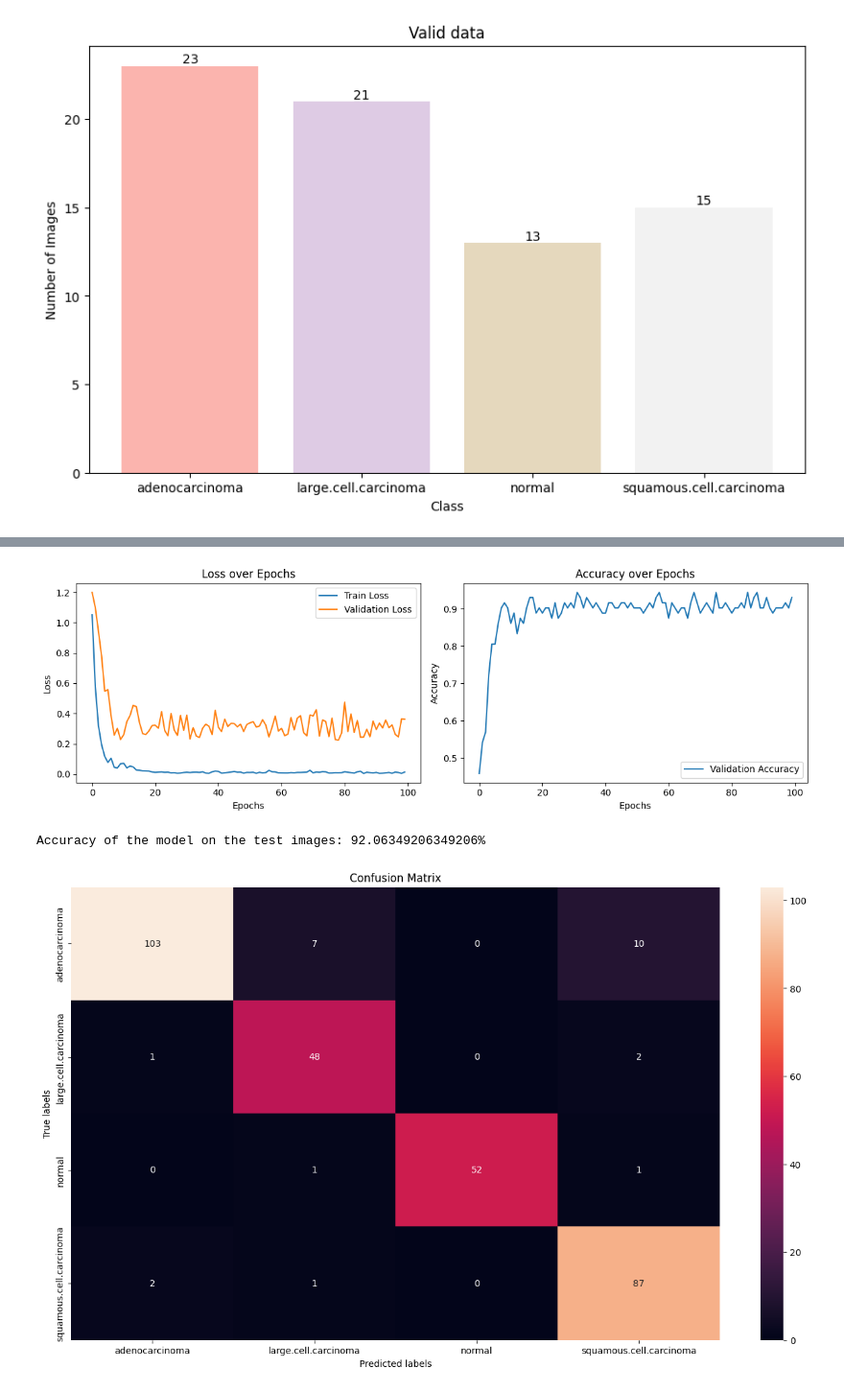
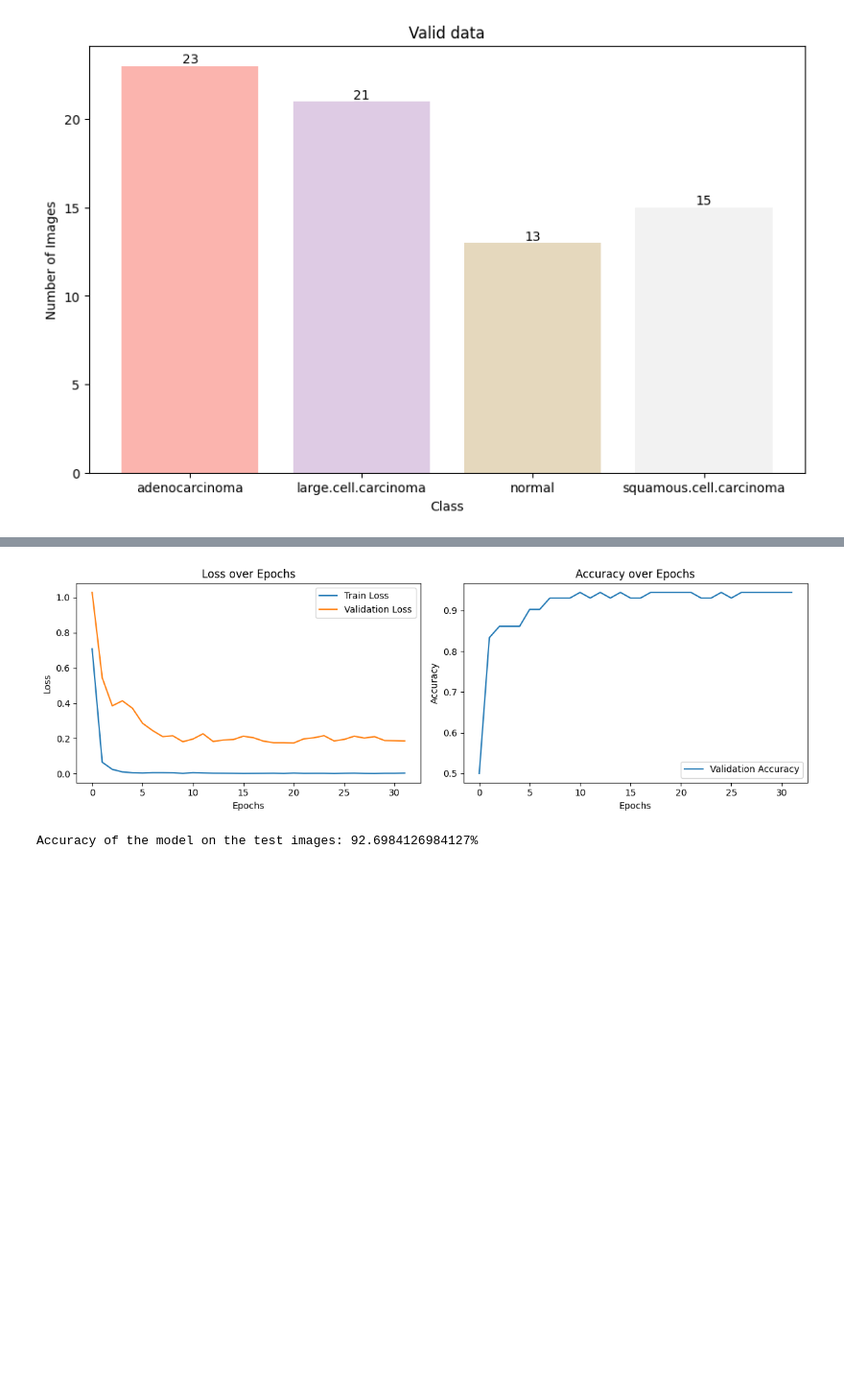
Before and after one commit to drtey/chest-CT-Scan, a Jupyter notebook: model_optimized_resnet50.ipynb, the cells around one changed output, grey strips where cells are left out. Shown at 96% size. Cells and saved outputs as stored; diff of their text form; code cells hidden in the pictures; blank space fills up the shorter version.

Commit message:
implemented image processing pipeline - parameters changed

```diff
--- a/model_optimized_resnet50.ipynb
+++ b/model_optimized_resnet50.ipynb
@@ -95,3 +138,11 @@ valid_count = Counter(valid_dataset.targets)
+# %%
+# Create dataset instances
+train_dataset = LungCancerDataset(root_dir='./data/train', transform=data_transforms)
+valid_dataset = LungCancerDataset(root_dir='./data/valid', transform=data_transforms)
+
+# Use DataLoader to create batches
+train_dataloader = DataLoader(train_dataset, batch_size=64, shuffle=True)
+valid_dataloader = DataLoader(valid_dataset, batch_size=64, shuffle=False)
 # %%
 def plot_nimages(dataset, count, name):
     class_names = list(dataset.labels.keys())
@@ -184,7 +184,7 @@ class ModifiedResNet50(nn.Module):
         self.model = models.resnet50(pretrained=True)
         num_ftrs = self.model.fc.in_features
         self.model.fc = nn.Sequential(
-            nn.Dropout(0.5),
+            nn.Dropout(0.1),
             nn.Linear(num_ftrs, num_classes)
         )
         self.batch_norm = nn.BatchNorm1d(num_ftrs)
@@ -237,7 +208,7 @@ device = torch.device("cuda" if torch.cuda.is_available() else "cpu")
 model = ModifiedResNet50().to(device)
 
 criterion = nn.CrossEntropyLoss()
-optimizer = optim.Adam(model.parameters(), lr=0.0001, weight_decay=1e-5)
+optimizer = optim.Adam(model.parameters(), lr=0.0001, weight_decay=1e-7)
 scheduler = ReduceLROnPlateau(optimizer, mode='min', factor=0.1, patience=5, verbose=True)
 
 def train_model(dataloader, model, criterion, optimizer, num_epochs):
@@ -341,25 +298,22 @@ def plot_metrics(train_loss, valid_loss, valid_acc):
     plt.tight_layout()
     plt.show()
 
-train_dataloader = DataLoader(train_dataset, batch_size=64, shuffle=True)
-valid_dataloader = DataLoader(valid_dataset, batch_size=64, shuffle=False)
-
 dataloader = {'train': train_dataloader, 'valid': valid_dataloader}
 
-num_epochs = 100
+num_epochs = 32
 train_loss, valid_loss, valid_acc = train_model(dataloader, model, criterion, optimizer, num_epochs)
 
 plot_metrics(train_loss, valid_loss, valid_acc)
 
-test_dataset = LungCancerDataset(root_dir='./data/test')
+test_dataset = LungCancerDataset(root_dir='./data/test', transform=data_transforms)
 test_dataloader = DataLoader(test_dataset, batch_size=64, shuffle=False)
 
 def test_model(test_dataloader, model, device):
     model.eval()
     correct = 0
     total = 0
-    all_predictions = []
-    all_labels = []
+    test_predictions = []
+    test_labels = []
     with torch.no_grad():
         for images, labels in test_dataloader:
             images = images.to(device)
@@ -368,22 +322,11 @@ def test_model(test_dataloader, model, device):
             _, predicted = torch.max(outputs.data, 1)
             total += labels.size(0)
             correct += (predicted == labels).sum().item()
-            all_predictions.extend(predicted.cpu().numpy())
-            all_labels.extend(labels.cpu().numpy())
+            test_predictions.extend(predicted.cpu().numpy())
+            test_labels.extend(labels.cpu().numpy())
     accuracy = correct / total
     print(f'Accuracy of the model on the test images: {100 * accuracy}%')
-    return all_labels, all_predictions
+    return test_labels, test_predictions
 
 test_labels, test_predictions = test_model(test_dataloader, model, device)
-
-cm = confusion_matrix(test_labels, test_predictions)
-plt.figure(figsize=(16, 9))
-ax = plt.subplot()
-sns.heatmap(cm, annot=True, fmt='g', ax=ax)
-ax.set_xlabel('Predicted labels')
-ax.set_ylabel('True labels')
-ax.set_title('Confusion Matrix')
-ax.xaxis.set_ticklabels(['adenocarcinoma', 'large.cell.carcinoma', 'normal', 'squamous.cell.carcinoma'])
-ax.yaxis.set_ticklabels(['adenocarcinoma', 'large.cell.carcinoma', 'normal', 'squamous.cell.carcinoma'])
-plt.show()
 # %% [output]
@@ -406,4 +349,3 @@ Epoch 99/99, Train Loss: 0.013774927160059553, Validation Loss: 0.36237559053632
 Best Validation Accuracy: 0.9444444444444444
-[figure, old version]
+[figure, new version]
-Accuracy of the model on the test images: 92.06349206349206%
+Accuracy of the model on the test images: 92.6984126984127%
-[figure, removed]
```
Also changed, not shown: parts of 14 cells of this notebook, 1 other file.
